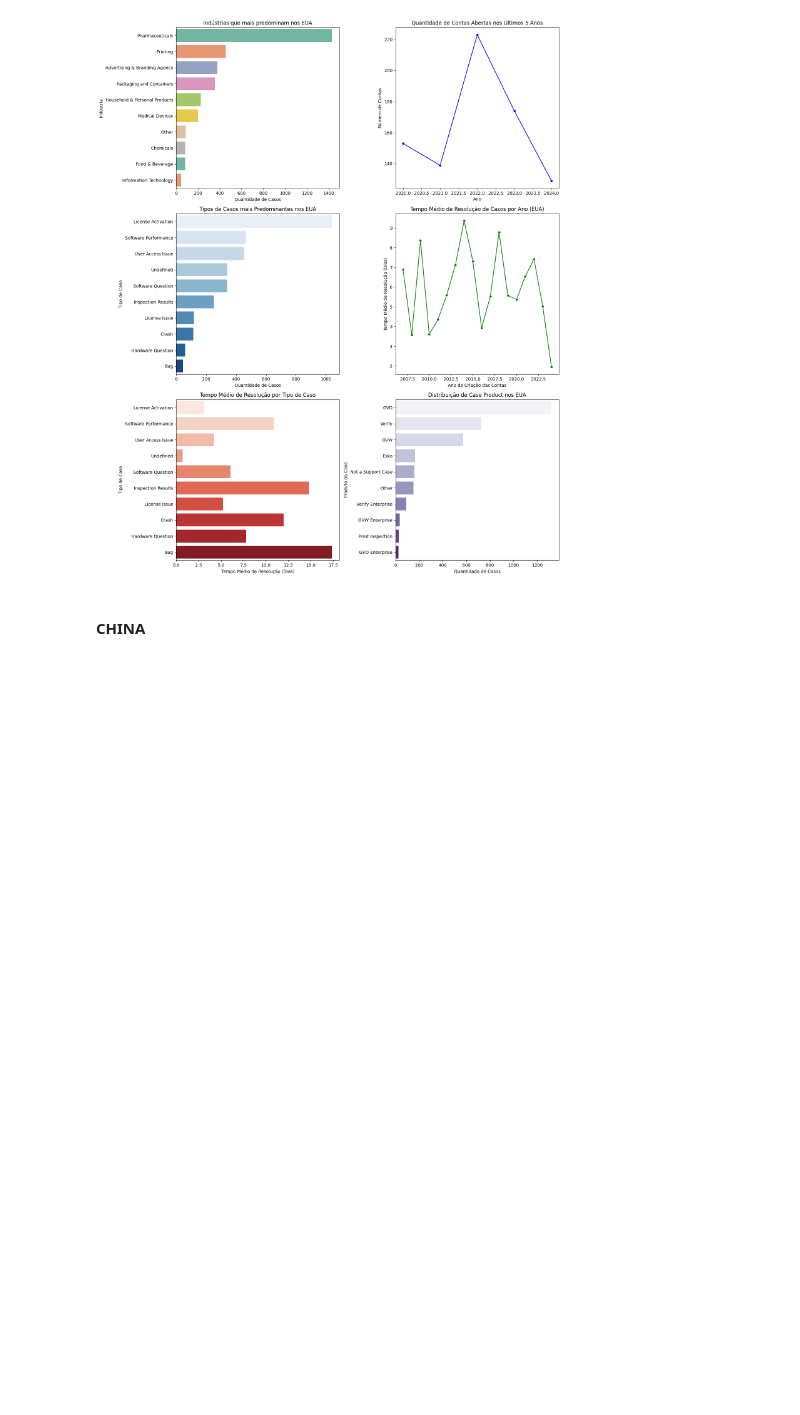
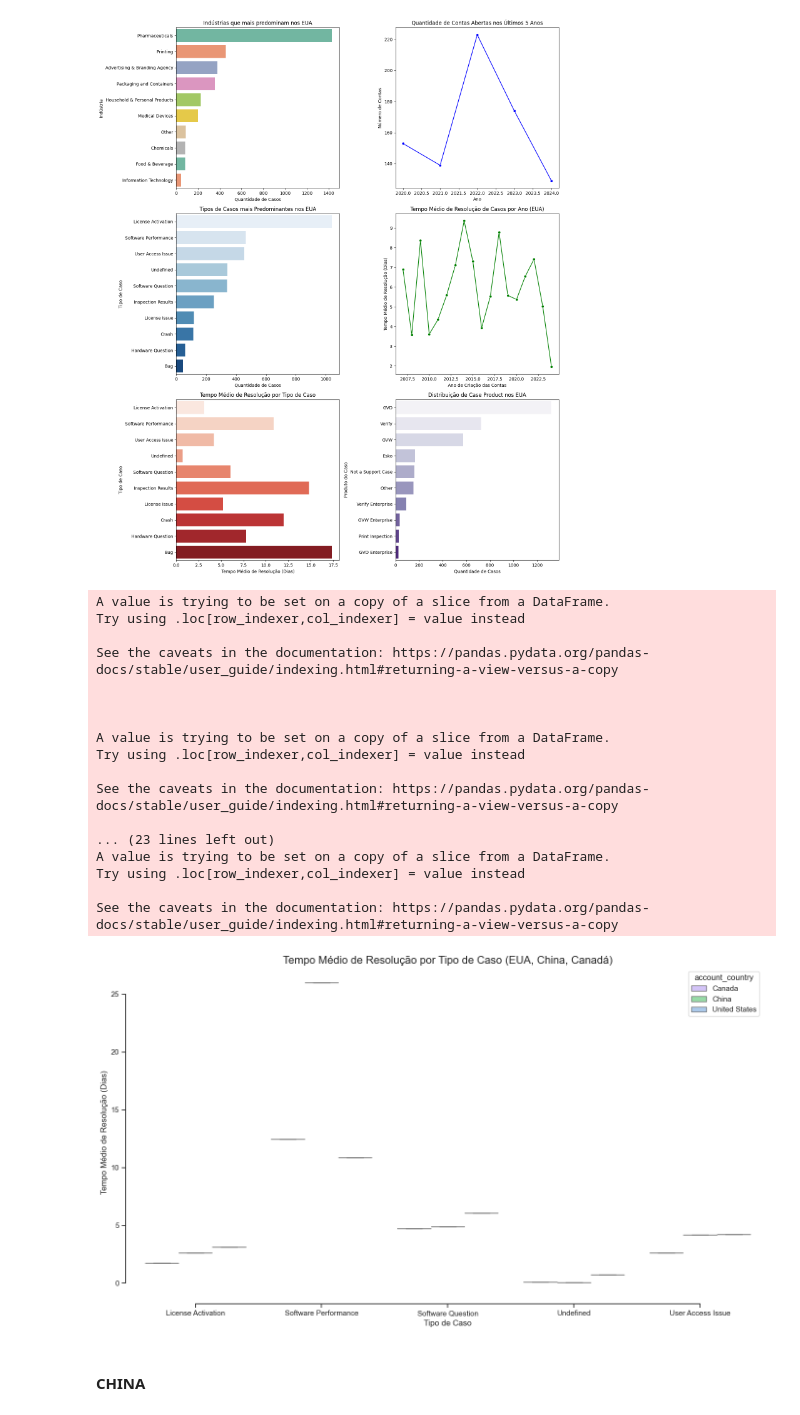
Before and after one commit to pedrogabrielf/Customer_data_analysis, a Jupyter notebook: project2.ipynb, the cells around one changed output. Drawn from its saved outputs; the diff is of its cells as text; code cells hidden in the pictures; blank space fills up the shorter version.

```diff
--- a/project2.ipynb
+++ b/project2.ipynb
@@ -1825,6 +1902,78 @@ See the caveats in the documentation: https://pandas.pydata.org/pandas-docs/stab
 
 Passing `palette` without assigning `hue` is deprecated and will be removed in v0.14.0. Assign the `y` variable to `hue` and set `legend=False` for the same effect.
 [figure]
+# %%
+import matplotlib.pyplot as plt
+import seaborn as sns
+import pandas as pd
+
+# Filtra os dados para os casos dos Estados Unidos, China e Canadá
+df_us_cases = df_combined[df_combined['account_country'] == 'United States']
+df_china_cases = df_combined[df_combined['account_country'] == 'China']
+df_canada_cases = df_combined[df_combined['account_country'] == 'Canada']
+
+# Calcule o tempo de resolução para cada caso (em dias)
+df_us_cases['resolution_time'] = (df_us_cases['case_closed_date'] - df_us_cases['case_created_date']).dt.days
+df_china_cases['resolution_time'] = (df_china_cases['case_closed_date'] - df_china_cases['case_created_date']).dt.days
+df_canada_cases['resolution_time'] = (df_canada_cases['case_closed_date'] - df_canada_cases['case_created_date']).dt.days
+
+# Adiciona uma coluna 'account_country' em cada DataFrame para distinguir os países
+df_us_cases['account_country'] = 'United States'
+df_china_cases['account_country'] = 'China'
+df_canada_cases['account_country'] = 'Canada'
+
+# Junta os três DataFrames para análise
+df_combined_countries = pd.concat([df_us_cases, df_china_cases, df_canada_cases])
+
+# Seleciona os 5 tipos de casos mais presentes
+top_5_case_types = df_combined_countries['case_type'].value_counts().head(5).index
+
+# Filtra os dados para incluir apenas os 5 tipos de casos mais presentes
+df_filtered = df_combined_countries[df_combined_countries['case_type'].isin(top_5_case_types)]
+
+# Agrupa os dados por 'account_country' e 'case_type' e calcula o tempo médio de resolução
+df_resolution_stats = df_filtered.groupby(['account_country', 'case_type'])['resolution_time'].mean().reset_index()
+
+# Define o tema e a paleta de cores para o gráfico
+sns.set_theme(style="ticks", palette="pastel")
+
+# Cria o gráfico de boxplot agrupado
+plt.figure(figsize=(14, 8))
+sns.boxplot(data=df_resolution_stats,
+            x='case_type',
+            y='resolution_time',
+            hue='account_country',
+            palette=["m", "g", "b"])
+
+# Adiciona título e rótulos
+plt.title('Tempo Médio de Resolução por Tipo de Caso (EUA, China, Canadá)', fontsize=16)
+plt.xlabel('Tipo de Caso', fontsize=12)
+plt.ylabel('Tempo Médio de Resolução (Dias)', fontsize=12)
+plt.xticks(rotation=45)
+
+# Limpeza e ajustes no layout para melhorar a visualização
+sns.despine(offset=10, trim=True)
+plt.tight_layout()
+plt.show()
+# %% [output]
+A value is trying to be set on a copy of a slice from a DataFrame.
+Try using .loc[row_indexer,col_indexer] = value instead
+
+See the caveats in the documentation: https://pandas.pydata.org/pandas-docs/stable/user_guide/indexing.html#returning-a-view-versus-a-copy
+
+
+
+A value is trying to be set on a copy of a slice from a DataFrame.
+Try using .loc[row_indexer,col_indexer] = value instead
+
+See the caveats in the documentation: https://pandas.pydata.org/pandas-docs/stable/user_guide/indexing.html#returning-a-view-versus-a-copy
+
+... (23 lines left out)
+A value is trying to be set on a copy of a slice from a DataFrame.
+Try using .loc[row_indexer,col_indexer] = value instead
+
+See the caveats in the documentation: https://pandas.pydata.org/pandas-docs/stable/user_guide/indexing.html#returning-a-view-versus-a-copy
+[figure, added]
 # %% [markdown]
 #### CHINA
 # %%
```
Also changed, not shown: parts of 12 cells of this notebook, 1 other file.
